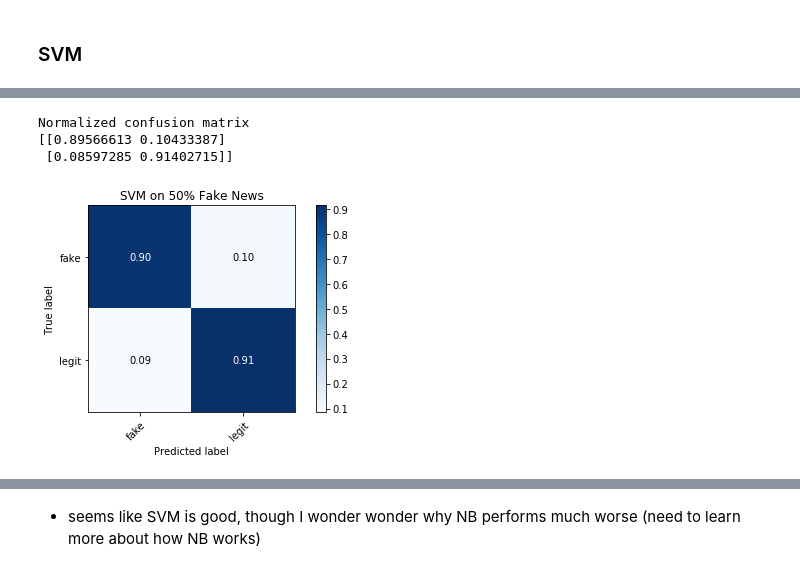
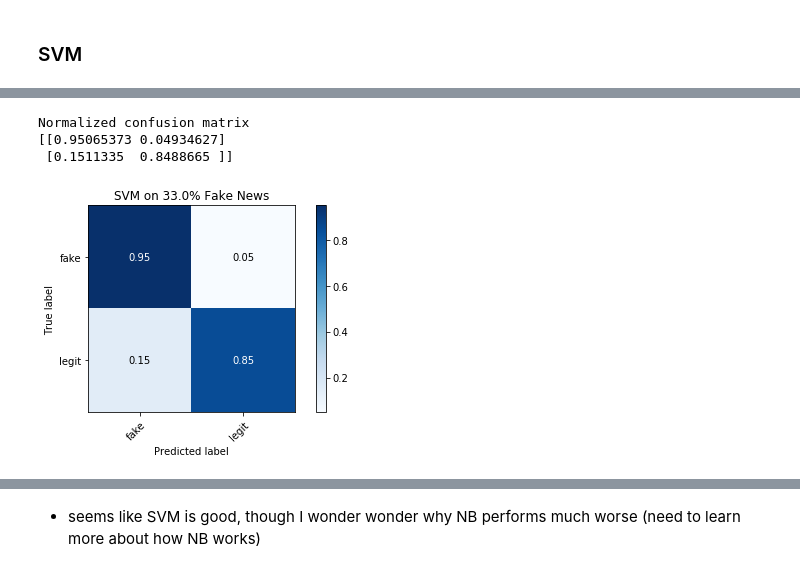
Before and after one commit to Melissa-Liu/FakeNewsDetector, a Jupyter notebook: body_only.ipynb, the cells around one changed output, grey strips where cells are left out. Cells and saved outputs as stored; diff of their text form; code cells hidden in the pictures.

```diff
--- a/body_only.ipynb
+++ b/body_only.ipynb
@@ -35,7 +35,8 @@ def load_news_proportion(df_fake, df_real, fake_pct= None, use_all=False):
 df_fake = pd.read_csv('./fake_news_set.csv')
 df_real = pd.read_csv('./real_news_set.csv')
 # %%
-df = load_news_proportion(df_fake, df_real, fake_pct=0.5)
+FAKE_PERCENT = 0.33
+df = load_news_proportion(df_fake, df_real, fake_pct=FAKE_PERCENT)
 df.groupby('label').size()
 # %% [output]
 label
@@ -109,6 +124,6 @@ Normalized confusion matrix
 from sklearn.linear_model import SGDClassifier
 # %%
 %%time
-svm_model = SGDClassifier(loss='hinge');
+svm_model = SGDClassifier(loss='modified_huber');
 svm_model.fit(X_train, y_train);
 # %% [output]
@@ -123,10 +138,10 @@ Model F1-Score: 0.8998
 # %%
 y_pred = svm_model.predict(X_test)
 assert y_pred.shape == y_test.shape
 plot_confusion_matrix(y_test, y_pred, classes=np.array(['fake', 'legit']), normalize=True,
-                      title='SVM on 50% Fake News');
+                      title=f'SVM on {FAKE_PERCENT*100}% Fake News');
 # %% [output]
 Normalized confusion matrix
-[[0.89566613 0.10433387]
- [0.08597285 0.91402715]]
+[[0.95065373 0.04934627]
+ [0.1511335  0.8488665 ]]
-[figure, old version]
+[figure, new version]
```
Also changed, not shown: parts of 16 cells of this notebook, 2 other files.
